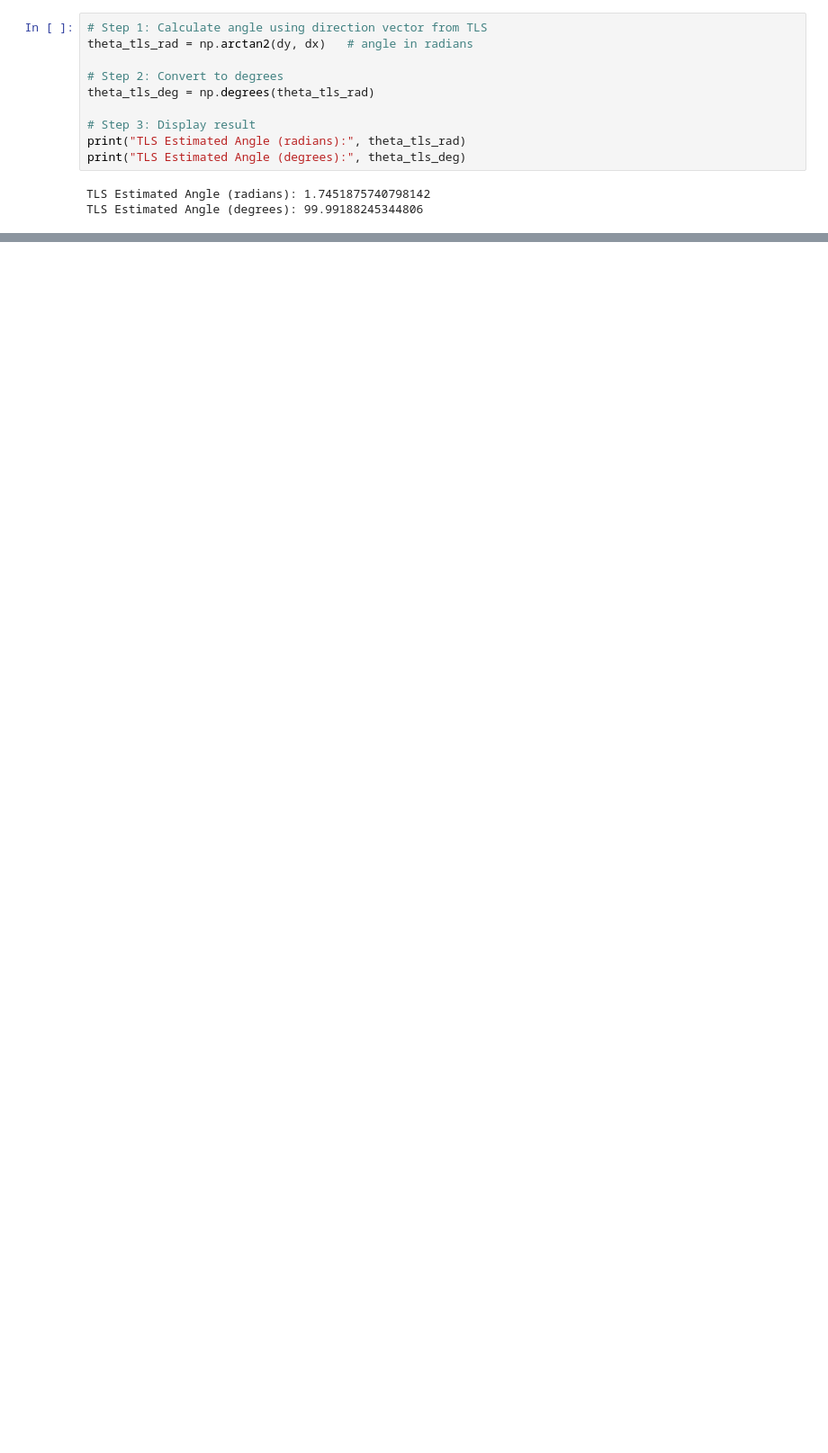
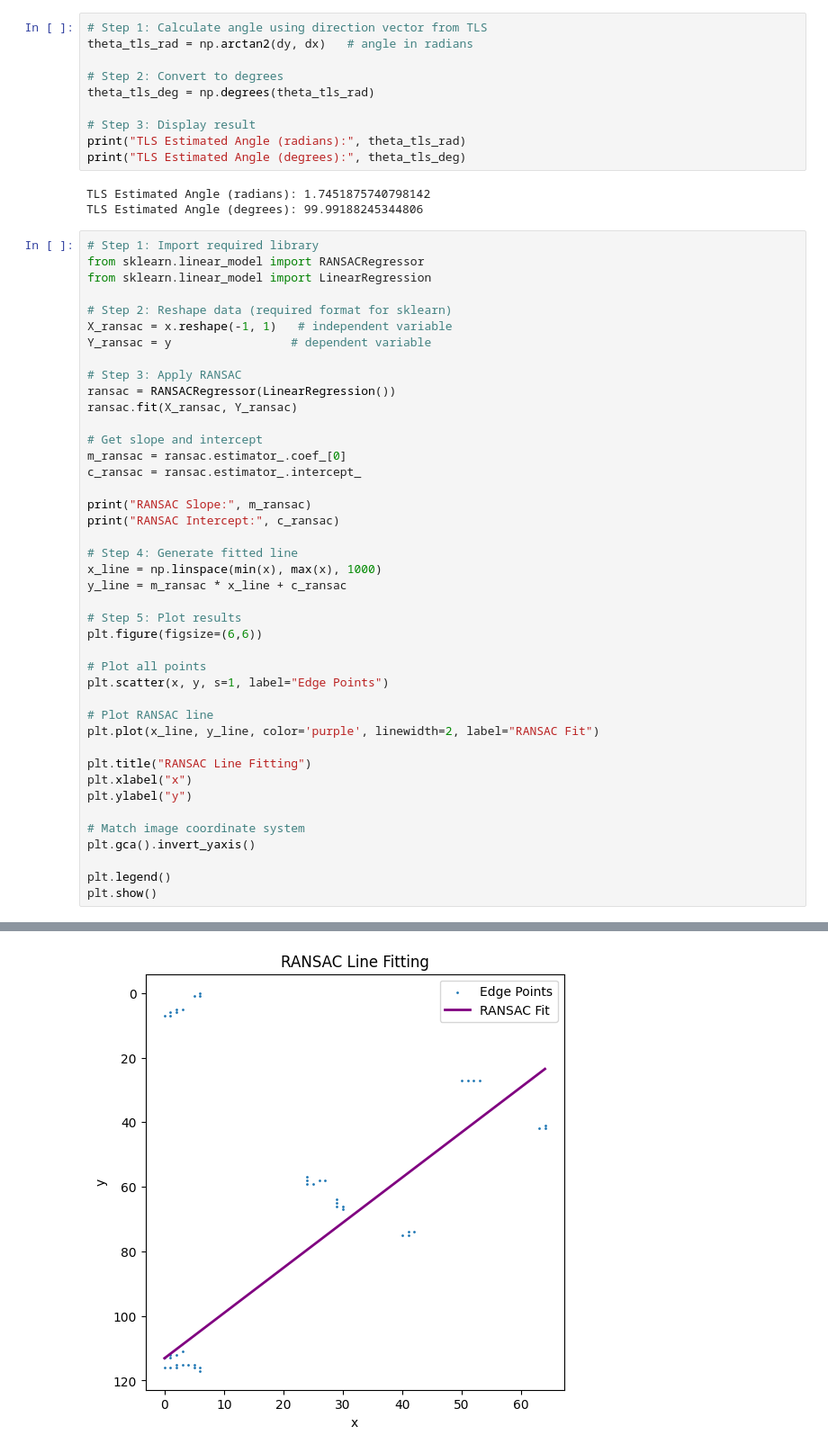
Before and after one commit to ishinidewmini/Image-Processing-Assignment, a Jupyter notebook: D_ENG_0036_EE.ipynb, the cells around one changed output, grey strips where cells are left out. Shown at 90% size. Cells and saved outputs as stored; diff of their text form; blank space fills up the shorter version.

```diff
--- a/D_ENG_0036_EE.ipynb
+++ b/D_ENG_0036_EE.ipynb
@@ -170,3 +170,46 @@ print("TLS Estimated Angle (degrees):", theta_tls_deg)
 # %% [output]
 TLS Estimated Angle (radians): 1.7451875740798142
 TLS Estimated Angle (degrees): 99.99188245344806
+# %%
+# Step 1: Import required library
+from sklearn.linear_model import RANSACRegressor
+from sklearn.linear_model import LinearRegression
+
+# Step 2: Reshape data (required format for sklearn)
+X_ransac = x.reshape(-1, 1)   # independent variable
+Y_ransac = y                 # dependent variable
+
+# Step 3: Apply RANSAC
+ransac = RANSACRegressor(LinearRegression())
+ransac.fit(X_ransac, Y_ransac)
+
+# Get slope and intercept
+m_ransac = ransac.estimator_.coef_[0]
+c_ransac = ransac.estimator_.intercept_
+
+print("RANSAC Slope:", m_ransac)
+print("RANSAC Intercept:", c_ransac)
+
+# Step 4: Generate fitted line
+x_line = np.linspace(min(x), max(x), 1000)
+y_line = m_ransac * x_line + c_ransac
+
+# Step 5: Plot results
+plt.figure(figsize=(6,6))
+
+# Plot all points
+plt.scatter(x, y, s=1, label="Edge Points")
+
+# Plot RANSAC line
+plt.plot(x_line, y_line, color='purple', linewidth=2, label="RANSAC Fit")
+
+plt.title("RANSAC Line Fitting")
+plt.xlabel("x")
+plt.ylabel("y")
+
+# Match image coordinate system
+plt.gca().invert_yaxis()
+
+plt.legend()
+plt.show()
+# %% [output]
@@ -172,0 +218 @@ TLS Estimated Angle (degrees): 99.99188245344806
+[figure, added]
```
Also changed, not shown: parts of 1 cell of this notebook.
